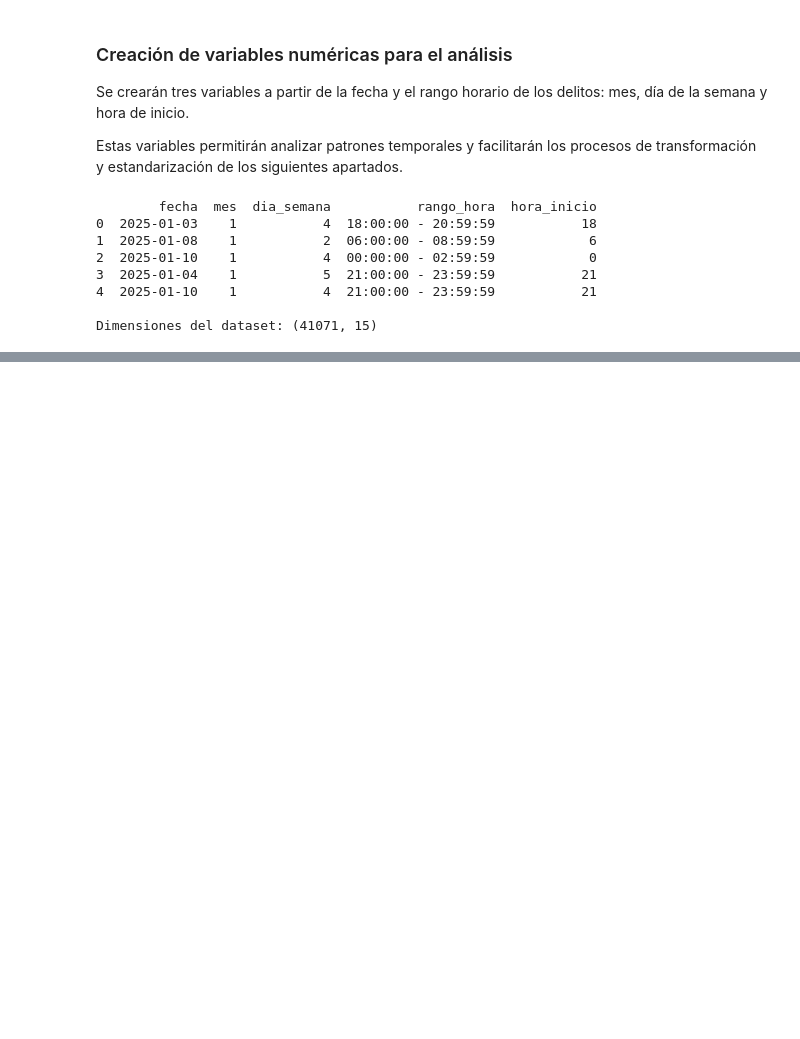
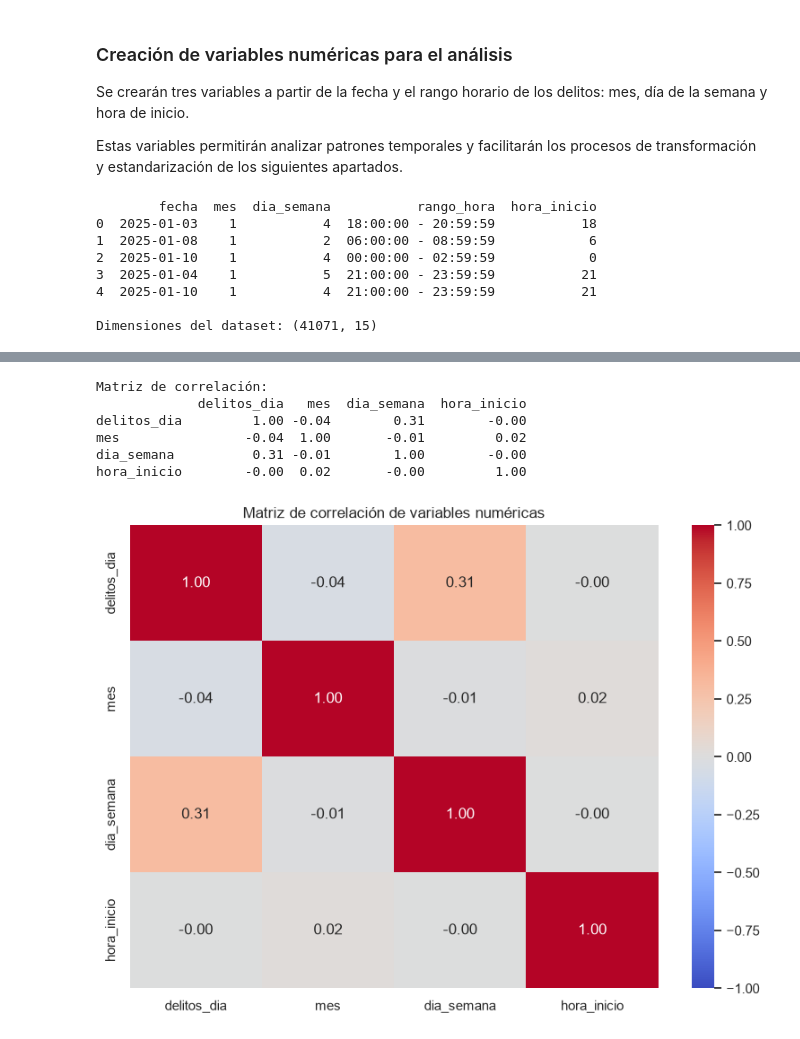
Before and after one commit to xaviferzun/lab4-mineria, a Jupyter notebook: lab4_IC2025.ipynb, the cells around one changed output, grey strips where cells are left out. Cells and saved outputs as stored; diff of their text form; code cells hidden in the pictures; blank space fills up the shorter version.

Commit message:
feat: agregar conversion, codificacion, escalado y correlacion

```diff
--- a/lab4_IC2025.ipynb
+++ b/lab4_IC2025.ipynb
@@ -536,0 +592,18 @@ Dimensiones del dataset: (41071, 15)
+# %%
+# Convertir las columnas categóricas
+
+columnas_categoricas = [
+    "delito", "subdelito", "rango_hora",
+    "tipo_victima", "subtipo_victima",
+    "grupo_edad", "sexo", "nacionalidad",
+    "provincia", "canton"
+]
+
+for columna in columnas_categoricas:
+    df[columna] = df[columna].astype("category")
+
+# Verificar los tipos de datos
+print(df.dtypes)
+
+# Verificar las dimensiones
+print("\nDimensiones del dataset:", df.shape)
@@ -536,0 +766,37 @@ Dimensiones del dataset: (41071, 15)
+# %%
+# Punto 12: Matriz de correlación
+
+# Seleccionar variables numéricas
+datos_correlacion = df_escalado[
+    ["delitos_dia", "mes", "dia_semana", "hora_inicio"]
+]
+
+# Calcular la correlación
+matriz_correlacion = datos_correlacion.corr()
+
+print("Matriz de correlación:")
+print(matriz_correlacion.round(2))
+
+# Crear gráfica
+plt.figure(figsize=(8, 6))
+
+sns.heatmap(
+    matriz_correlacion,
+    annot=True,
+    cmap="coolwarm",
+    fmt=".2f",
+    vmin=-1,
+    vmax=1
+)
+
+plt.title("Matriz de correlación de variables numéricas")
+plt.tight_layout()
+plt.show()
+# %% [output]
+Matriz de correlación:
+             delitos_dia   mes  dia_semana  hora_inicio
+delitos_dia         1.00 -0.04        0.31        -0.00
+mes                -0.04  1.00       -0.01         0.02
+dia_semana          0.31 -0.01        1.00        -0.00
+hora_inicio        -0.00  0.02       -0.00         1.00
+[figure, added]
```
Also changed, not shown: parts of 13 cells of this notebook.
